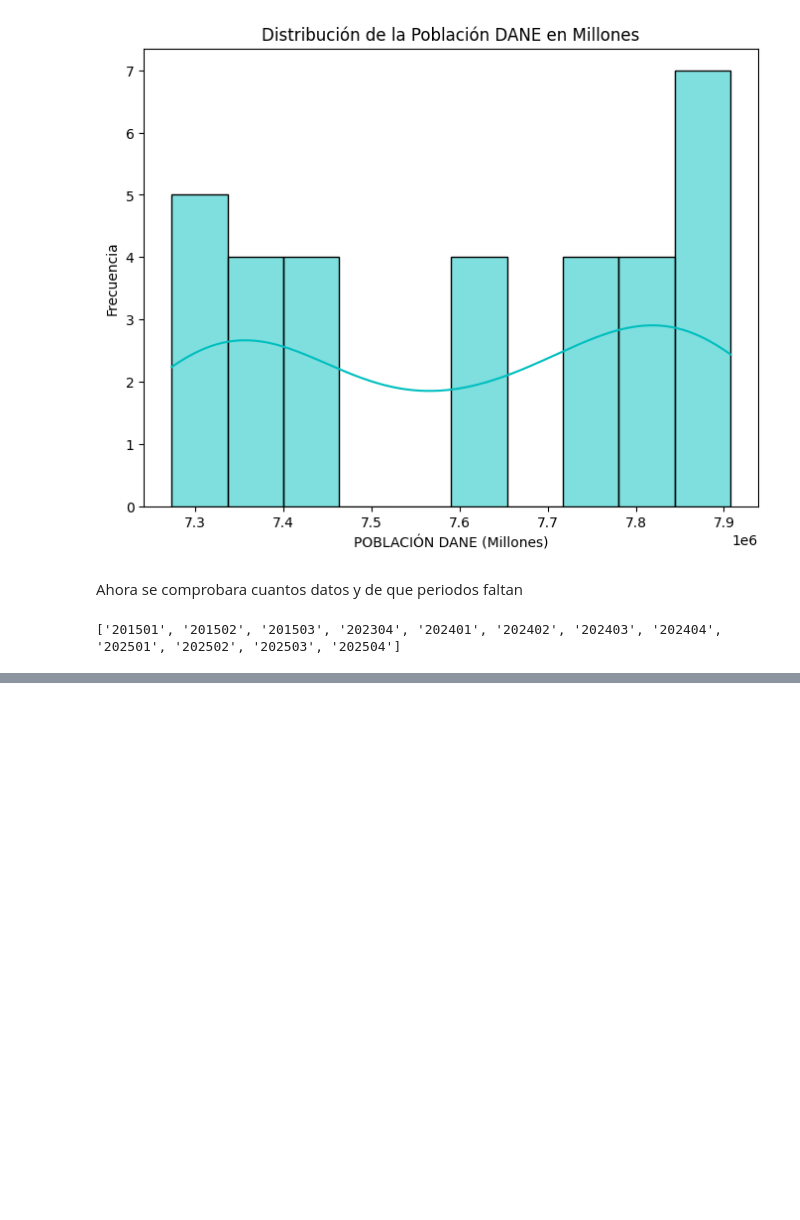
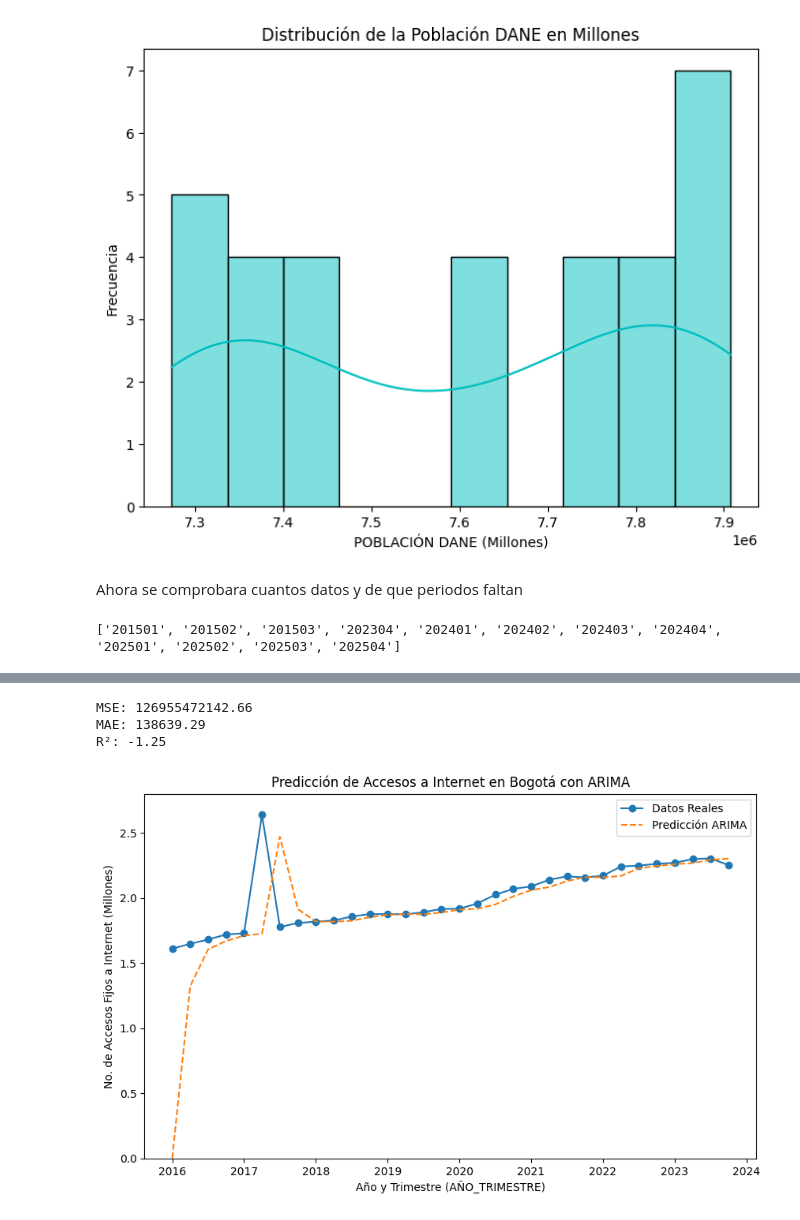
Before and after one commit to jvergara9208/TalentoTec_Jonathan, a Jupyter notebook: ProyectoTalentoTec.ipynb, the cells around one changed output, grey strips where cells are left out. Saved outputs shown, nothing was run; the diff lists cells and outputs as text; code cells hidden in the pictures; blank space fills up the shorter version.

```diff
--- a/ProyectoTalentoTec.ipynb
+++ b/ProyectoTalentoTec.ipynb
@@ -420,0 +713,40 @@ print(trimestres_faltantes)
+# %%
+
+# Crear la columna 'AÑO_TRIMESTRE_num' convirtiendo 'AÑO_TRIMESTRE' en una variable numérica
+bogota_data['AÑO_TRIMESTRE_num'] = bogota_data['AÑO_TRIMESTRE'].str[:4].astype(int) + bogota_data['AÑO_TRIMESTRE'].str[4:].astype(int) / 4
+
+# Definir la variable y (No. de Accesos Fijos a Internet)
+y = bogota_data['No. ACCESOS FIJOS A INTERNET']
+
+# Crear y entrenar el modelo ARIMA
+model = ARIMA(y, order=(1, 1, 1))
+model_fit = model.fit()
+
+# Predicción con el modelo ARIMA
+y_pred = model_fit.predict(start=0, end=len(y)-1, typ='levels')
+
+# Calcular métricas de precisión
+mse = mean_squared_error(y, y_pred)
+mae = mean_absolute_error(y, y_pred)
+r2 = r2_score(y, y_pred)
+
+# Mostrar métricas
+print(f'MSE: {mse:.2f}')
+print(f'MAE: {mae:.2f}')
+print(f'R²: {r2:.2f}')
+
+# Graficar datos históricos y predicciones
+plt.figure(figsize=(10, 6))
+plt.plot(bogota_data['AÑO_TRIMESTRE_num'], y / 1e6, label='Datos Reales', marker='o')
+plt.plot(bogota_data['AÑO_TRIMESTRE_num'], y_pred / 1e6, label='Predicción ARIMA', linestyle='--')
+plt.ylim(0, 2.8)  # Extender el eje y hasta 2.8 millones
+plt.xlabel('Año y Trimestre (AÑO_TRIMESTRE)')
+plt.ylabel('No. de Accesos Fijos a Internet (Millones)')
+plt.title('Predicción de Accesos a Internet en Bogotá con ARIMA')
+plt.legend()
+plt.show()
+# %% [output]
+MSE: 126955472142.66
+MAE: 138639.29
+R²: -1.25
+[figure, added]
```
Also changed, not shown: parts of 22 cells of this notebook, 1 other file.
